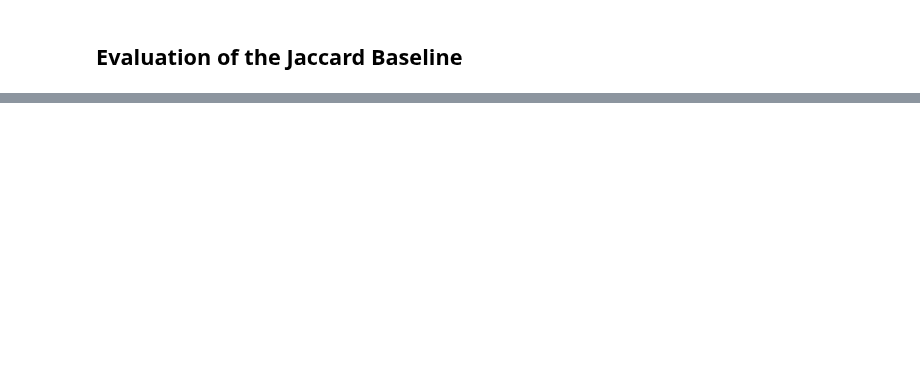
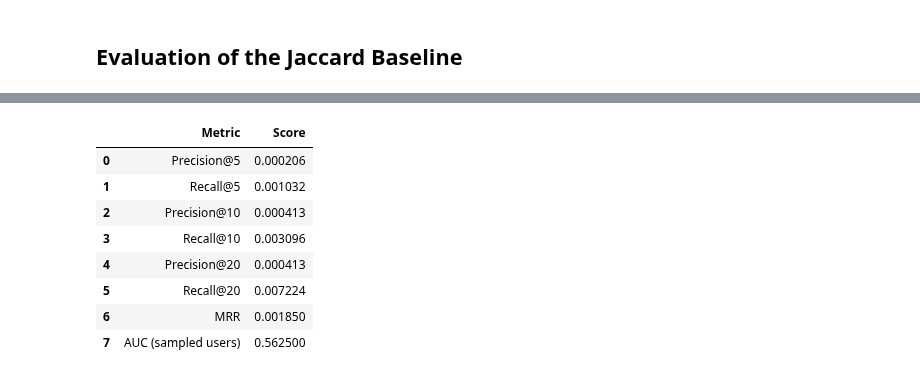
Before and after one commit to kecohen575/RecipeRecommender, a Jupyter notebook: recipe_recsys.ipynb, the cells around one changed output, grey strips where cells are left out. Drawn from its saved outputs; the diff is of its cells as text; code cells hidden in the pictures; blank space fills up the shorter version.

Commit message:
Fix evaluation of Jaccard model and add Data Context section to EDA - data was not meant for ranking recs - needed to recombine and resplit - finished eval of Jaccard

```diff
--- a/recipe_recsys.ipynb
+++ b/recipe_recsys.ipynb
@@ -801,0 +833,83 @@ len(val_items & train_items), len(val_items), len(train_items)
+# %%
+# ======================================================================
+# Evaluate Jaccard Baseline on Validation Users (Precision, Recall, MRR, AUC)
+# ======================================================================
+
+# 1. Build ground-truth interactions
+val_user_truth = defaultdict(set)
+for u, i in zip(new_val_df["user_id"], new_val_df["recipe_id"]):
+    val_user_truth[u].add(i)
+
+# 2. Define ranking metrics
+Ks = [5, 10, 20]
+
+results = {
+    "precision": {k: [] for k in Ks},
+    "recall":    {k: [] for k in Ks},
+    "mrr": [],
+    "auc": []
+}
+
+# 3. Sampling settings
+NUM_USERS_FOR_METRICS = 1000   # users to evaluate for P@K, R@K, MRR
+NUM_USERS_FOR_AUC = 400        # subset for expensive AUC
+
+all_val_users = list(val_user_truth.keys())
+users_for_metrics = random.sample(all_val_users, min(NUM_USERS_FOR_METRICS, len(all_val_users)))
+users_for_auc = set(random.sample(all_val_users, min(NUM_USERS_FOR_AUC, len(all_val_users))))
+
+print(f"Evaluating {len(users_for_metrics)} users for Precision/Recall/MRR...")
+print(f"Evaluating {len(users_for_auc)} users for AUC...\n")
+
+# Universe of items for AUC negative sampling
+all_items = set(new_train_df["recipe_id"].unique()) | set(new_val_df["recipe_id"].unique())
+
+# 4. Unified evaluation loop
+for user in users_for_metrics:
+
+    # Must have training interactions
+    if user not in user_likes or len(user_likes[user]) == 0:
+        continue
+
+    relevant = val_user_truth[user]
+    recs = recommend_jaccard(user, user_likes, item_likes, top_k=200)
+
+    # Precision & Recall
+    for k in Ks:
+        results["precision"][k].append( precision_at_k(recs, relevant, k=k) )
+        results["recall"][k].append( recall_at_k(recs, relevant, k=k) )
+
+    # MRR
+    results["mrr"].append( mrr(recs, relevant) )
+
+    # AUC (only for the sampled subset)
+    if user in users_for_auc:
+        results["auc"].append( auc_score(recs, relevant, all_items) )
+
+
+# 5. Aggregate into summary table
+summary_rows = []
+
+for k in Ks:
+    summary_rows.append({
+        "Metric": f"Precision@{k}",
+        "Score": np.mean(results["precision"][k]) if results["precision"][k] else 0.0
+    })
+    summary_rows.append({
+        "Metric": f"Recall@{k}",
+        "Score": np.mean(results["recall"][k]) if results["recall"][k] else 0.0
+    })
+
+summary_rows.append({
+    "Metric": "MRR",
+    "Score": np.mean(results["mrr"]) if results["mrr"] else 0.0
+})
+
+summary_rows.append({
+    "Metric": "AUC (sampled users)",
+    "Score": np.mean(results["auc"]) if results["auc"] else 0.0
+})
+
+jaccard_summary = pd.DataFrame(summary_rows)
+jaccard_summary
+# %% [output]
@@ -801,0 +918,9 @@ len(val_items & train_items), len(val_items), len(train_items)
+|  | Metric | Score |
+| 0 | Precision@5 | 0.000206 |
+| 1 | Recall@5 | 0.001032 |
+| 2 | Precision@10 | 0.000413 |
+| 3 | Recall@10 | 0.003096 |
+| 4 | Precision@20 | 0.000413 |
+| 5 | Recall@20 | 0.007224 |
+| 6 | MRR | 0.001850 |
+| 7 | AUC (sampled users) | 0.562500 |
```
Also changed, not shown: parts of 33 cells of this notebook.
